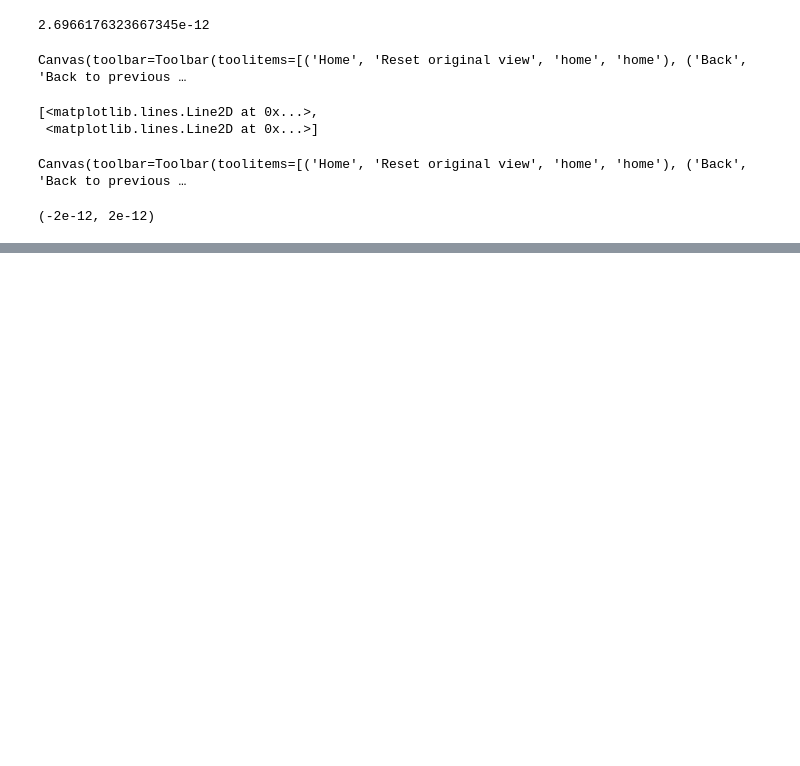
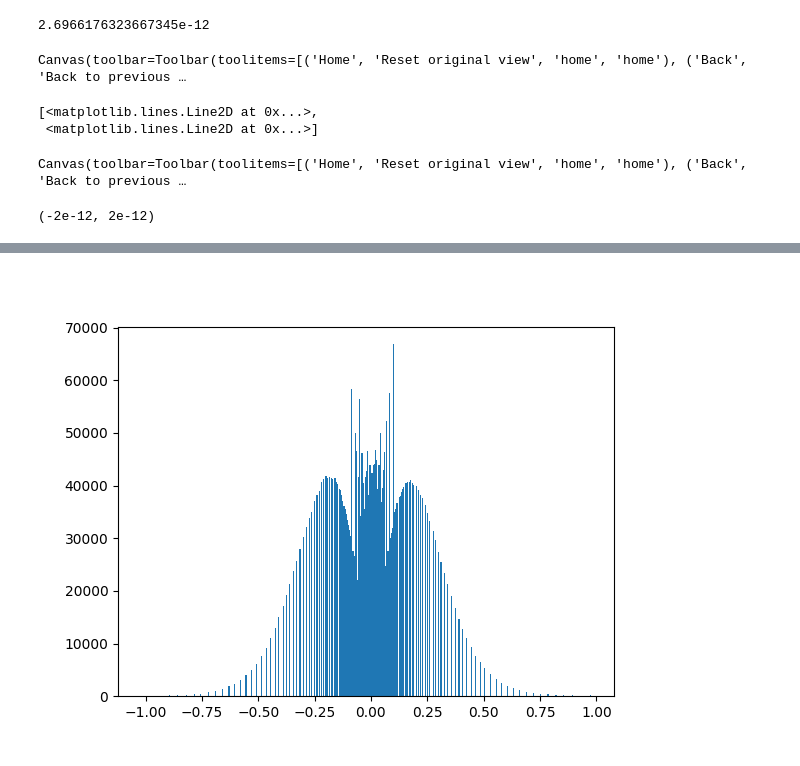
Before and after one commit to ricsinaruto/MEG-transfer-decoding, a Jupyter notebook: notebooks/raw_distribution.ipynb, the cells around one changed output, grey strips where cells are left out. Drawn from its saved outputs; the diff is of its cells as text; code cells hidden in the pictures; blank space fills up the shorter version.

```diff
--- a/notebooks/raw_distribution.ipynb
+++ b/notebooks/raw_distribution.ipynb
@@ -185,0 +235,6 @@ Canvas(toolbar=Toolbar(toolitems=[('Home', 'Reset original view', 'home', 'home'
+# %%
+%matplotlib widget
+plt.hist(targets.reshape(-1), bins=400)
+plt.show()
+# %% [output]
+[figure, added]
```
Also changed, not shown: parts of 16 cells of this notebook, 7 other files.
